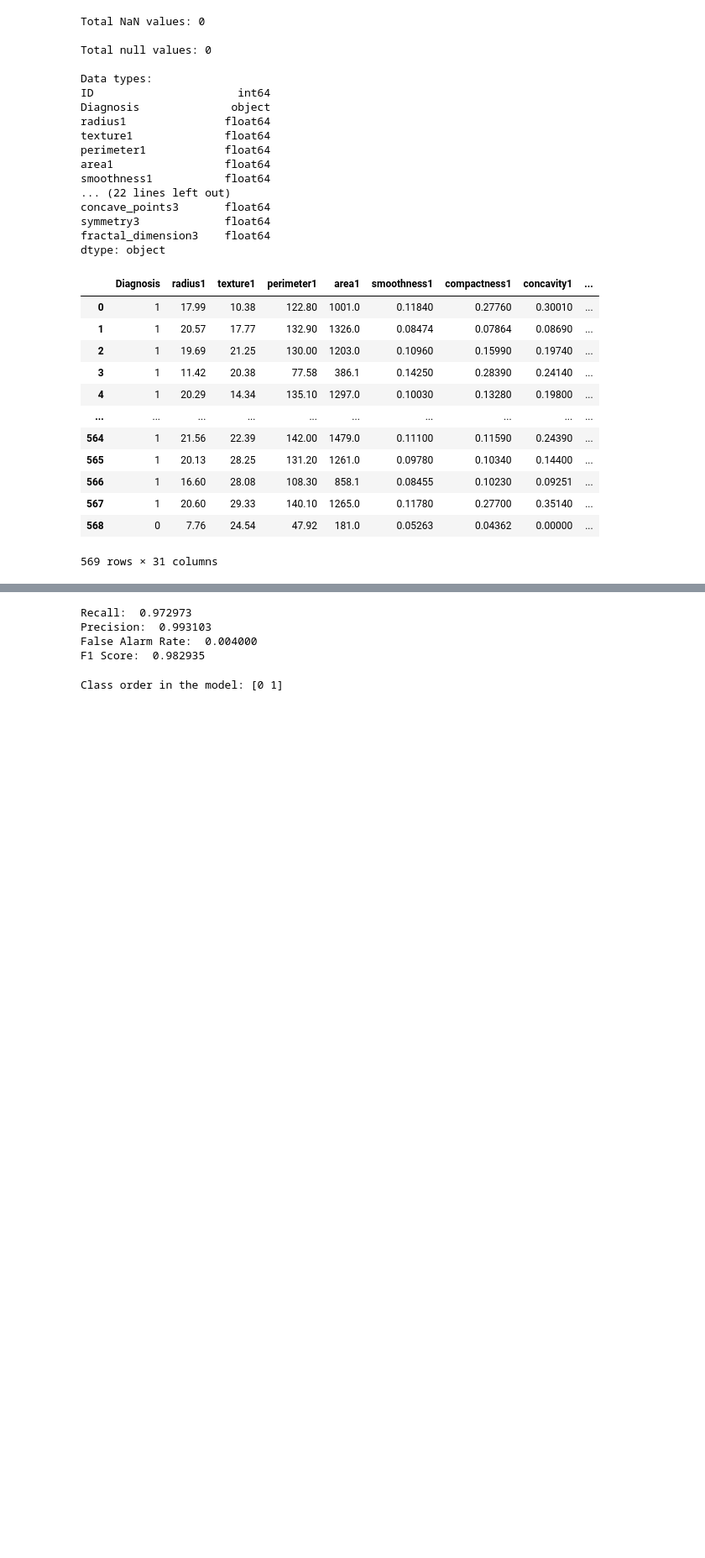
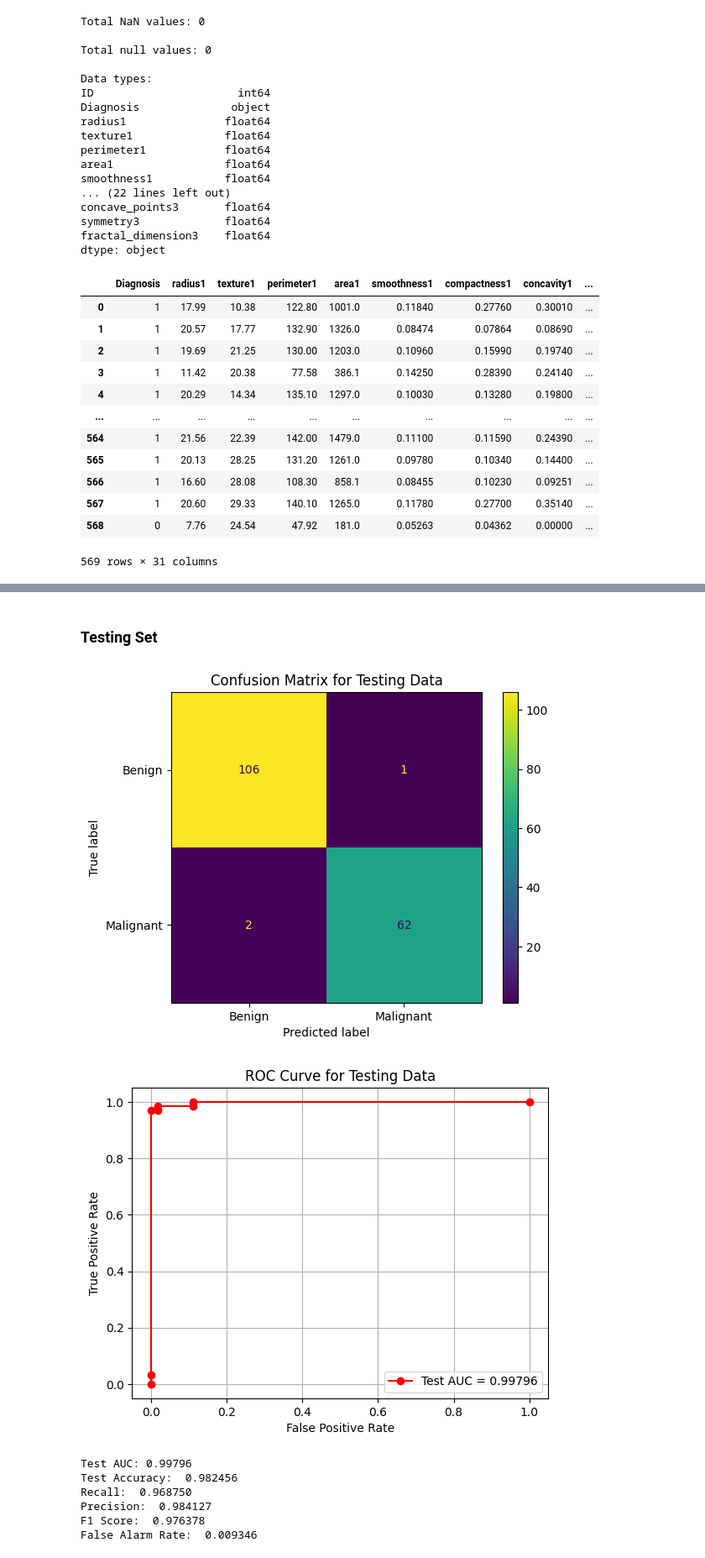
Before and after one commit to GeyzsoN/AI221, a Jupyter notebook: _gk_outputs/MEX 1/homena_mex_1.ipynb, the cells around one changed output, grey strips where cells are left out. Shown at 84% size. Drawn from its saved outputs; the diff is of its cells as text; code cells hidden in the pictures; blank space fills up the shorter version.

```diff
--- a/_gk_outputs/MEX 1/homena_mex_1.ipynb
+++ b/_gk_outputs/MEX 1/homena_mex_1.ipynb
@@ -413,29 +485,47 @@ symmetry1: 0.010089626396966847
+# %% [markdown]
+### **Testing Set**
 # %%
+ypred_test = model.predict(X_test)
+cfm2 = confusion_matrix(y_test, ypred_test)
+cm_display2 = ConfusionMatrixDisplay(confusion_matrix = cfm2, display_labels = ["Benign", "Malignant"])
+cm_display2.plot()
+plt.title('Confusion Matrix for Testing Data')
+plt.show()
+
+# For Testing Data
+y_test_prob = model.predict_proba(X_test)[:, 1]
+fpr_test, tpr_test, _ = metrics.roc_curve(y_test, y_test_prob)
+auc_test = metrics.roc_auc_score(y_test, y_test_prob)
+plt.figure()
+plt.plot(fpr_test, tpr_test, 'r-o', label=f'Test AUC = {auc_test:.5f}')
+plt.xlabel('False Positive Rate')
+plt.ylabel('True Positive Rate')
+plt.title('ROC Curve for Testing Data')
+plt.legend()
+plt.grid()
+plt.show()
+print(f"Test AUC: {auc_test:.5f}")
+
+print(f'Test Accuracy: {test_accuracy : .6f}')
 # Calculate the False Positive Rate (FPR)
-true_negatives, false_positives = cfm[0]
-false_negatives, true_positives = cfm[1]
+true_negatives, false_positives = cfm2[0]
+false_negatives, true_positives = cfm2[1]
 
 recall = true_positives / (true_positives + false_negatives)
 precision = true_positives / (true_positives + false_positives)
 f1_score = 2 * (recall * precision) / (recall + precision)
 false_alarm_rate = false_positives / (false_positives + true_negatives)
 
 print(f'Recall: {recall : .6f}')
 print(f'Precision: {precision : .6f}')
 print(f'F1 Score: {f1_score : .6f}')
 print(f'False Alarm Rate: {false_alarm_rate : .6f}')
 # %% [output]
+[figure, added]
+[figure, added]
-Recall:  0.972973
-Precision:  0.993103
-False Alarm Rate:  0.004000
-F1 Score:  0.982935
+Test AUC: 0.99796
+Test Accuracy:  0.982456
+Recall:  0.968750
+Precision:  0.984127
+F1 Score:  0.976378
+False Alarm Rate:  0.009346
-# %%
-# Extracting the logistic regression model from the pipeline
-logistic_reg_model = model.named_steps['logisticregression']
-
-# Checking the order of classes
-class_order = logistic_reg_model.classes_
-
-print("Class order in the model:", class_order)
-# %% [output]
-Class order in the model: [0 1]
```
Also changed, not shown: parts of 25 cells of this notebook, 1 other file.
